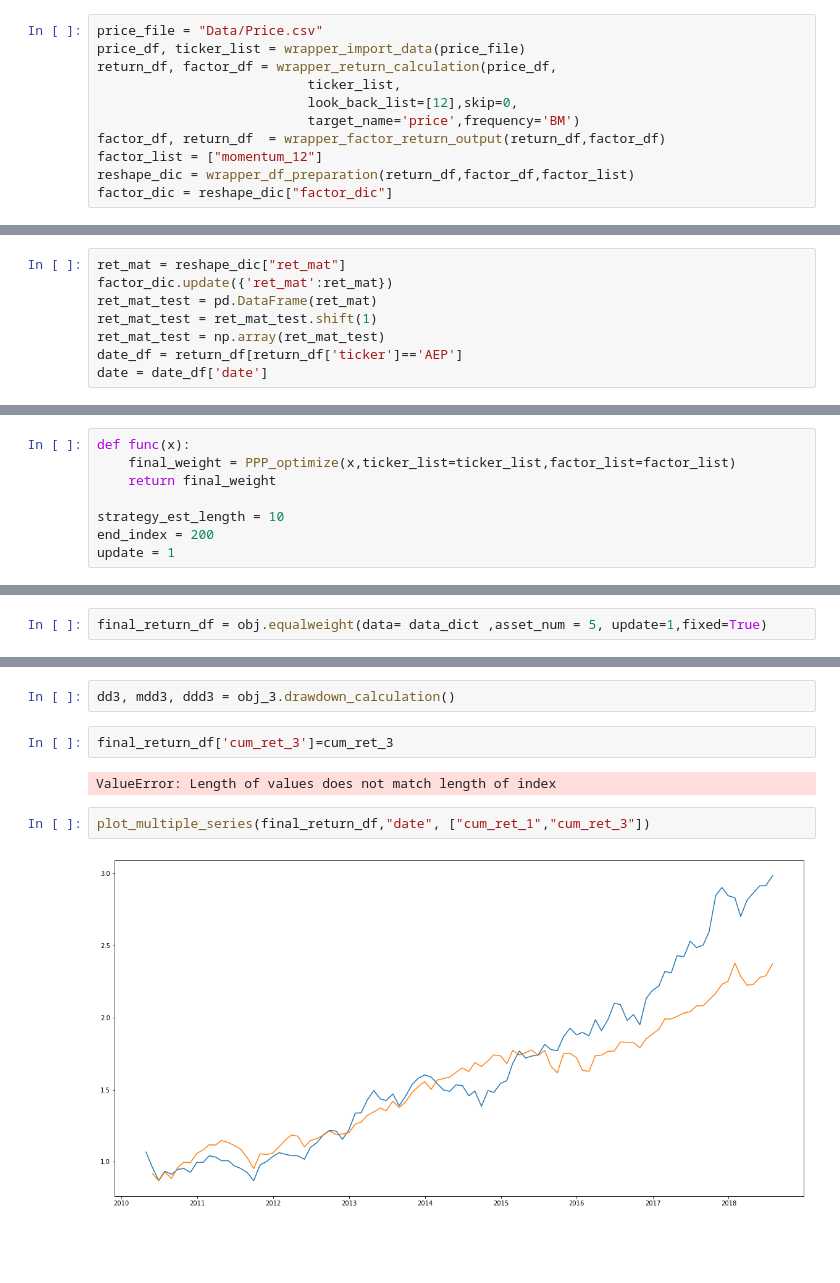
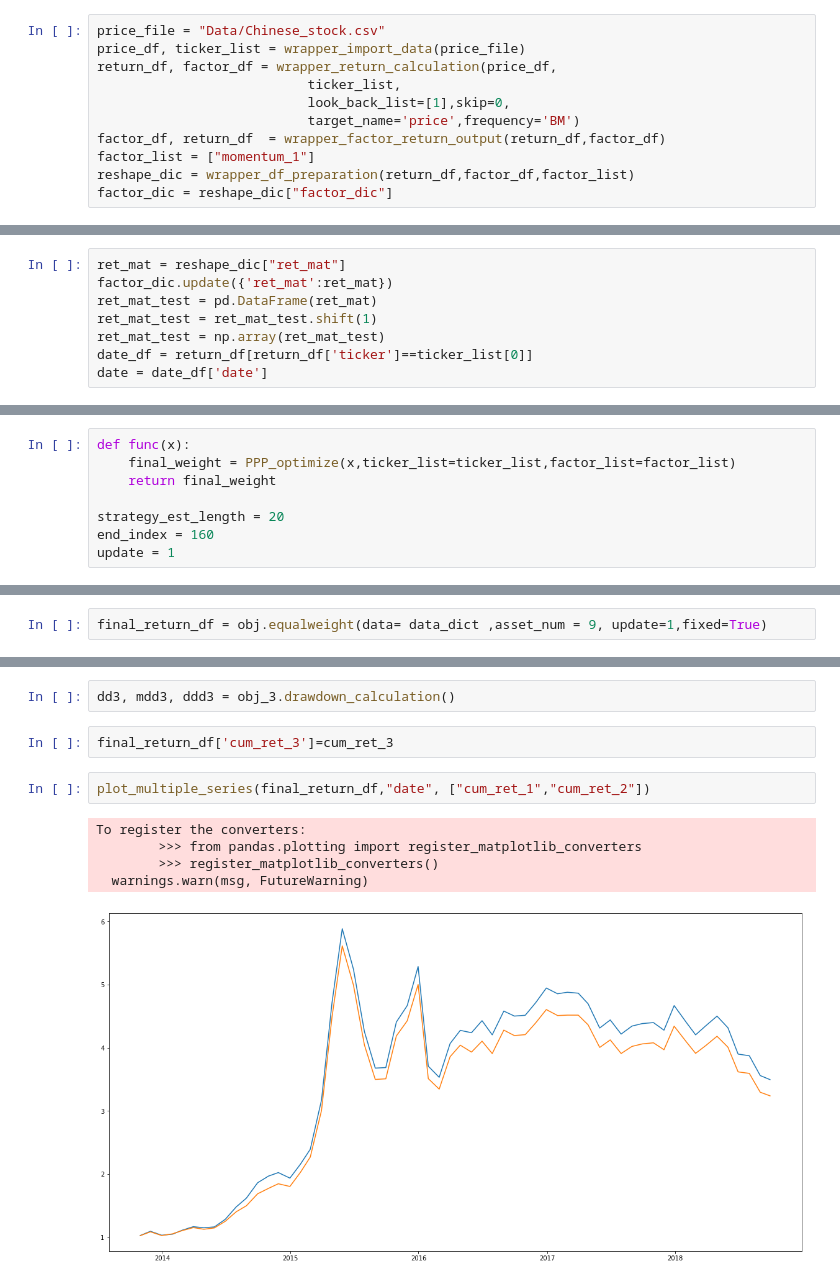
Before and after one commit to wuyue112524/PPP_Optimization, a Jupyter notebook: D_V_0_95_1130.ipynb, the cells around one changed output, grey strips where cells are left out. Cells and saved outputs as stored; diff of their text form; blank space fills up the shorter version.

Commit message:
Version 2019/12/07 Add Chinese Data and Index

```diff
--- a/D_V_0_95_1130.ipynb
+++ b/D_V_0_95_1130.ipynb
@@ -24,14 +24,14 @@ def plot_multiple_series(dataframe,date_name, colname_list):
 # %% [markdown]
 ## Data Preparation
 # %%
-price_file = "Data/Price.csv"
+price_file = "Data/Chinese_stock.csv"
 price_df, ticker_list = wrapper_import_data(price_file)
 return_df, factor_df = wrapper_return_calculation(price_df,
                            ticker_list,
-                           look_back_list=[12],skip=0,
+                           look_back_list=[1],skip=0,
                            target_name='price',frequency='BM')
 factor_df, return_df  = wrapper_factor_return_output(return_df,factor_df)
-factor_list = ["momentum_12"]
+factor_list = ["momentum_1"]
 reshape_dic = wrapper_df_preparation(return_df,factor_df,factor_list)
 factor_dic = reshape_dic["factor_dic"]
 # %% [output]
@@ -46,7 +46,7 @@ factor_dic.update({'ret_mat':ret_mat})
 ret_mat_test = pd.DataFrame(ret_mat)
 ret_mat_test = ret_mat_test.shift(1)
 ret_mat_test = np.array(ret_mat_test)
-date_df = return_df[return_df['ticker']=='AEP']
+date_df = return_df[return_df['ticker']==ticker_list[0]]
 date = date_df['date']
 # %%
 general_dic = {'ticker_list':ticker_list,'ret_mat_test':ret_mat_test,'factor_list':factor_list,'date':date}
@@ -61,8 +61,8 @@ def func(x):
     final_weight = PPP_optimize(x,ticker_list=ticker_list,factor_list=factor_list)
     return final_weight
 
-strategy_est_length = 10
-end_index = 200
+strategy_est_length = 20
+end_index = 160
 update = 1
 # %% [markdown]
 ### Back Test Implementation
@@ -96,7 +96,7 @@ Optimization terminated successfully.
 # %%
 obj = BenchmarkStrategy(rp_storage,date_storage)
 # %%
-final_return_df = obj.equalweight(data= data_dict ,asset_num = 5, update=1,fixed=True)
+final_return_df = obj.equalweight(data= data_dict ,asset_num = 9, update=1,fixed=True)
 # %%
 obj_1 = ModelFreeEvaluation(final_return_df['strategy_return'],final_return_df['date'])
 obj_2 = ModelFreeEvaluation(final_return_df['benchmark_return'],final_return_df['date'])
@@ -155,9 +155,11 @@ cum_ret_3 = obj_3.cum_ret_calculation()
 dd3, mdd3, ddd3 = obj_3.drawdown_calculation()
 # %%
 final_return_df['cum_ret_3']=cum_ret_3
-# %% [output]
-ValueError: Length of values does not match length of index
 # %%
-plot_multiple_series(final_return_df,"date", ["cum_ret_1","cum_ret_3"])
+plot_multiple_series(final_return_df,"date", ["cum_ret_1","cum_ret_2"])
 # %% [output]
+To register the converters:
+        >>> from pandas.plotting import register_matplotlib_converters
+        >>> register_matplotlib_converters()
+  warnings.warn(msg, FutureWarning)
-[figure, old version]
+[figure, new version]
```
Also changed, not shown: parts of 18 cells of this notebook, 3 other files.
